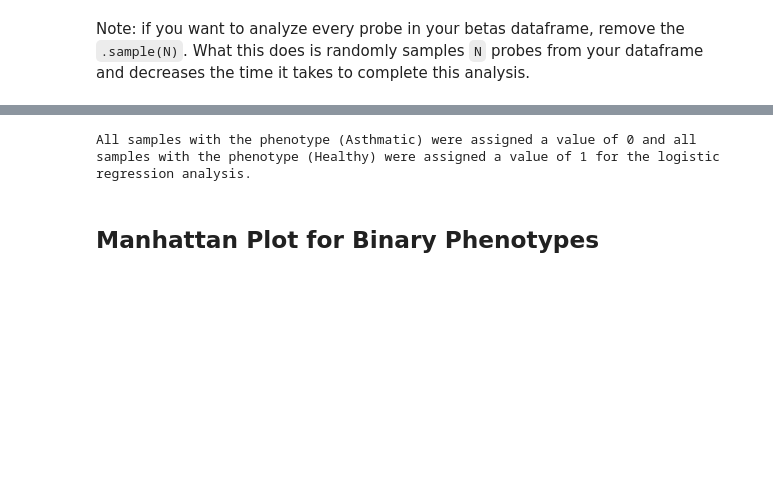
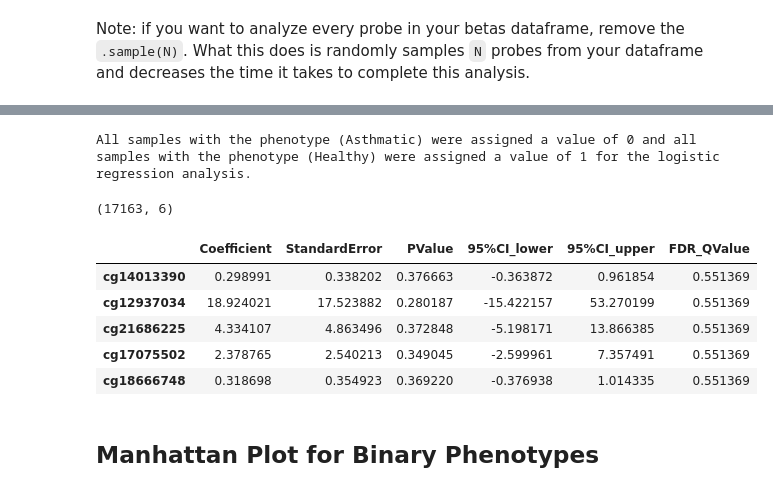
Before and after one commit to FoxoTech/methylize, a Jupyter notebook: docs/methylize_tutorial.ipynb, the cells around one changed output, grey strips where cells are left out. Cells and saved outputs as stored; diff of their text form; code cells hidden in the pictures; blank space fills up the shorter version.

```diff
--- a/docs/methylize_tutorial.ipynb
+++ b/docs/methylize_tutorial.ipynb
@@ -64,4 +64,6 @@ This function searches for individual differentially methylated positions/probes
 Note: if you want to analyze every probe in your betas dataframe, remove the `.sample(N)`. What this does is randomly samples `N` probes from your dataframe and decreases the time it takes to complete this analysis.
 # %%
 test_results = methylize.diff_meth_pos(betas.sample(20000, axis=1), pheno_data, regression_method="logistic", export=False)
+print(test_results.shape)
+test_results.head()
 # %% [output]
@@ -69,4 +71,11 @@ WARNING:methylize.diff_meth_pos:Dropped 2849 probes with missing values from all
 All samples with the phenotype (Asthmatic) were assigned a value of 0 and all samples with the phenotype (Healthy) were assigned a value of 1 for the logistic regression analysis.
+(17163, 6)
+|  | Coefficient | StandardError | PValue | 95%CI_lower | 95%CI_upper | FDR_QValue |
+| cg14013390 | 0.298991 | 0.338202 | 0.376663 | -0.363872 | 0.961854 | 0.551369 |
+| cg12937034 | 18.924021 | 17.523882 | 0.280187 | -15.422157 | 53.270199 | 0.551369 |
+| cg21686225 | 4.334107 | 4.863496 | 0.372848 | -5.198171 | 13.866385 | 0.551369 |
+| cg17075502 | 2.378765 | 2.540213 | 0.349045 | -2.599961 | 7.357491 | 0.551369 |
+| cg18666748 | 0.318698 | 0.354923 | 0.369220 | -0.376938 | 1.014335 | 0.551369 |
 # %% [markdown]
 ## Manhattan Plot for Binary Phenotypes
 # %% [markdown]
```
Also changed, not shown: parts of 9 cells of this notebook, 1 other file.
